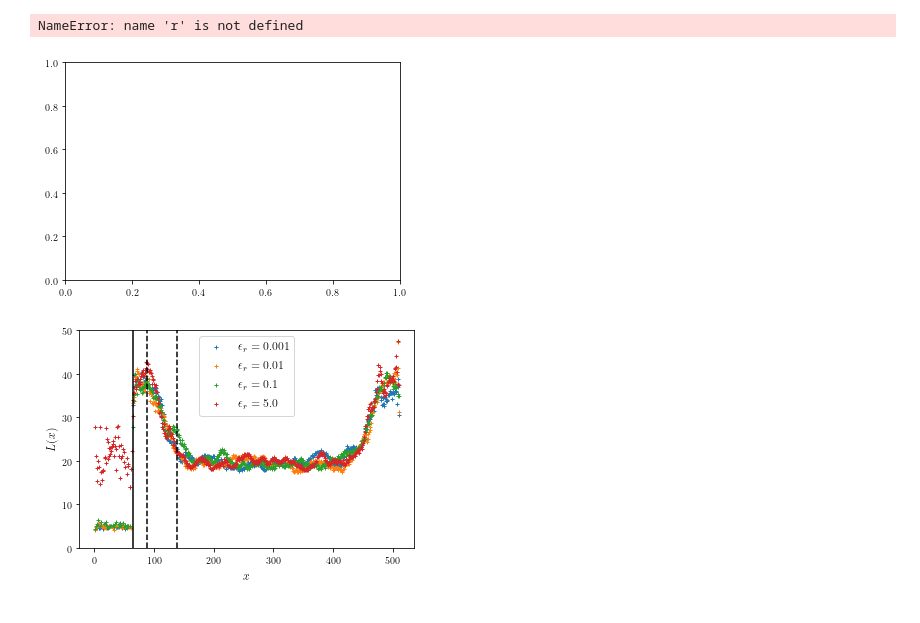
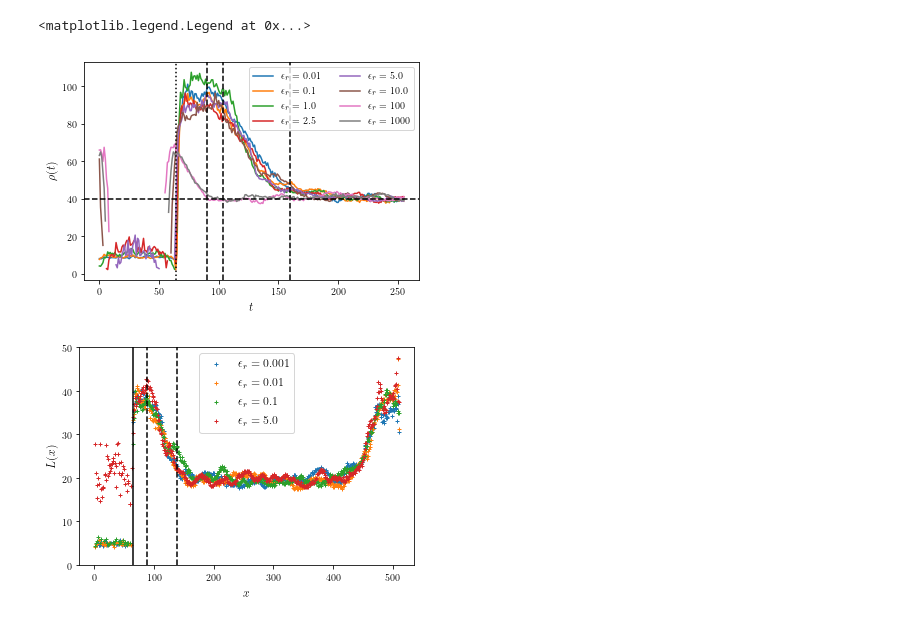
Before and after one commit to mlazarn/Summer18Research, a Jupyter notebook: MonteCarloSim/Untitled5.ipynb, the cells around one changed output. Saved outputs shown, nothing was run; the diff lists cells and outputs as text; code cells hidden in the pictures.

```diff
--- a/MonteCarloSim/Untitled5.ipynb
+++ b/MonteCarloSim/Untitled5.ipynb
@@ -34,5 +34,14 @@ plt.rc('text', usetex=True)
 #np.savetxt("avg_autoCorr1.csv", data2, delimiter=',')
 #np.savetxt("avg_autoCorr2.csv", data3, delimiter=',')
 #np.savetxt("avg_autoCorr3.csv", data4, delimiter=',')
+# %%
+data1 = np.genfromtxt("data/multiData1/rate_0/avg_auto_corr.csv", delimiter=',')
+data2 = np.genfromtxt("data/multiData1/rate_1/avg_auto_corr.csv", delimiter=',')
+data3 = np.genfromtxt("data/multiData1/rate_2/avg_auto_corr.csv", delimiter=',')
+data4 = np.genfromtxt("data/multiData1/rate_3/avg_auto_corr.csv", delimiter=',')
+data5 = np.genfromtxt("data/multiData1/rate_4/avg_auto_corr.csv", delimiter=',')
+data6 = np.genfromtxt("data/multiData1/rate_5/avg_auto_corr.csv", delimiter=',')
+data7 = np.genfromtxt("data/multiData1/rate_6/avg_auto_corr.csv", delimiter=',')
+data8 = np.genfromtxt("data/multiData1/rate_7/avg_auto_corr.csv", delimiter=',')
 # %%
 def get_hwhm(data):
@@ -83,36 +125,41 @@ data3 = np.genfromtxt("data/reactionRateData3/rate_2/corr_len_2.csv", delimiter=
 #data2 = data2/50
 #data3 = data3/50
 #data4 = data4/50
-r = np.arange(data2.shape[-1])
+r = np.arange(corr_len1.shape[-1])
 # %%
 fig1, ax1 = plt.subplots(facecolor="white")
-ax1.plot(r[:], data1[:], marker='1', linestyle='None', label=r"$\epsilon_r = 0.1$")
-ax1.plot(r[:], data2[:], marker='+', linestyle='None', label=r"$\epsilon_r = 2.5$")
-ax1.plot(r[:], data3[:], marker='x', linestyle='None', label=r"$\epsilon_r = 5.0$")
-ax1.plot(r[:], data4[:], marker='2', linestyle='None', label=r"$\epsilon_r = 10.0$")
+ax1.plot(r[:], corr_len1[:], linestyle='-', label=r"$\epsilon_r = 0.01$")
+ax1.plot(r[:], corr_len2[:], linestyle='-', label=r"$\epsilon_r = 0.1$")
+ax1.plot(r[:], corr_len3[:], linestyle='-', label=r"$\epsilon_r = 1.0$")
+ax1.plot(r[:], corr_len4[:], linestyle='-', label=r"$\epsilon_r = 2.5$")
+ax1.plot(r[:], corr_len5[:], linestyle='-', label=r"$\epsilon_r = 5.0$")
+ax1.plot(r[:], corr_len6[:], linestyle='-', label=r"$\epsilon_r = 10.0$")
+ax1.plot(r[:], corr_len7[:], linestyle='-', label=r"$\epsilon_r = 100$")
+ax1.plot(r[:], corr_len8[:], linestyle='-', label=r"$\epsilon_r = 1000$")
 #ax1.plot(data1, linestyle="-", label=r"$\epsilon_m = 0.1$")
 #ax1.plot(data2, linestyle="-", label=r"$\epsilon_m = 2.5$")
 #ax1.plot(data3, linestyle="-", label=r"$\epsilon_m = 5.0$")
 #ax1.plot(data4, linestyle="-", label=r"$\epsilon_m = 10.0$")
 #ax1.semilogy(r[1:128], data1[70,1:128], label=r"$\epsilon_r = 0.1$")
 #ax1.semilogy(r[1:128], data2[70,1:128], label=r"$\epsilon_r = 2.5$")
 #ax1.semilogy(r[1:128], data3[70,1:128], label=r"$\epsilon_r = 5.0$")
 #ax1.semilogy(r[1:128], data4[70,1:128], label=r"$\epsilon_r = 10.0$")
 #ax1.axhline(30, linestyle='--', color='k')
-ax1.axvline(64, linestyle='-', color='k')
-#ax1.axvline(138, linestyle='--', color='k')
-#ax1.axvline(438, linestyle='--', color='k')
+ax1.axvline(64, linestyle=':', color='k')
+ax1.axvline(90, linestyle='--', color='k')
+ax1.axvline(104, linestyle='--', color='k')
+ax1.axvline(160, linestyle='--', color='k')
 #ax1.axvline(511, linestyle='-', color='k')
-#ax1.axhline(0.75, linestyle='--', color='k', label='Mean Field Carrying Capacity')
+ax1.axhline(40, linestyle='--', color='k')#, label='Mean Field Carrying Capacity')
 ax1.set_xlabel(r'$t$', fontsize='large')
 ax1.set_ylabel(r'$\rho(t)$', fontsize='large')
-ax1.set_ylim(bottom=0, top=50)
-ax1.legend(fontsize='large')
+#ax1.set_ylim(bottom=0, top=50)
+ax1.legend(fontsize='medium', ncol=2)
 
 #plt.savefig("net_densities.png", dpi=200)
 # %% [output]
-NameError: name 'r' is not defined
+<matplotlib.legend.Legend at 0x...>
-[figure, old version]
+[figure, new version]
 # %%
 data5  = np.genfromtxt("data/reactionRateData6/rate_0/corr_len.csv", delimiter=',')
 data6  = np.genfromtxt("data/reactionRateData6/rate_1/corr_len.csv", delimiter=',')
```
Also changed, not shown: parts of 4 cells of this notebook, 5 other files.
